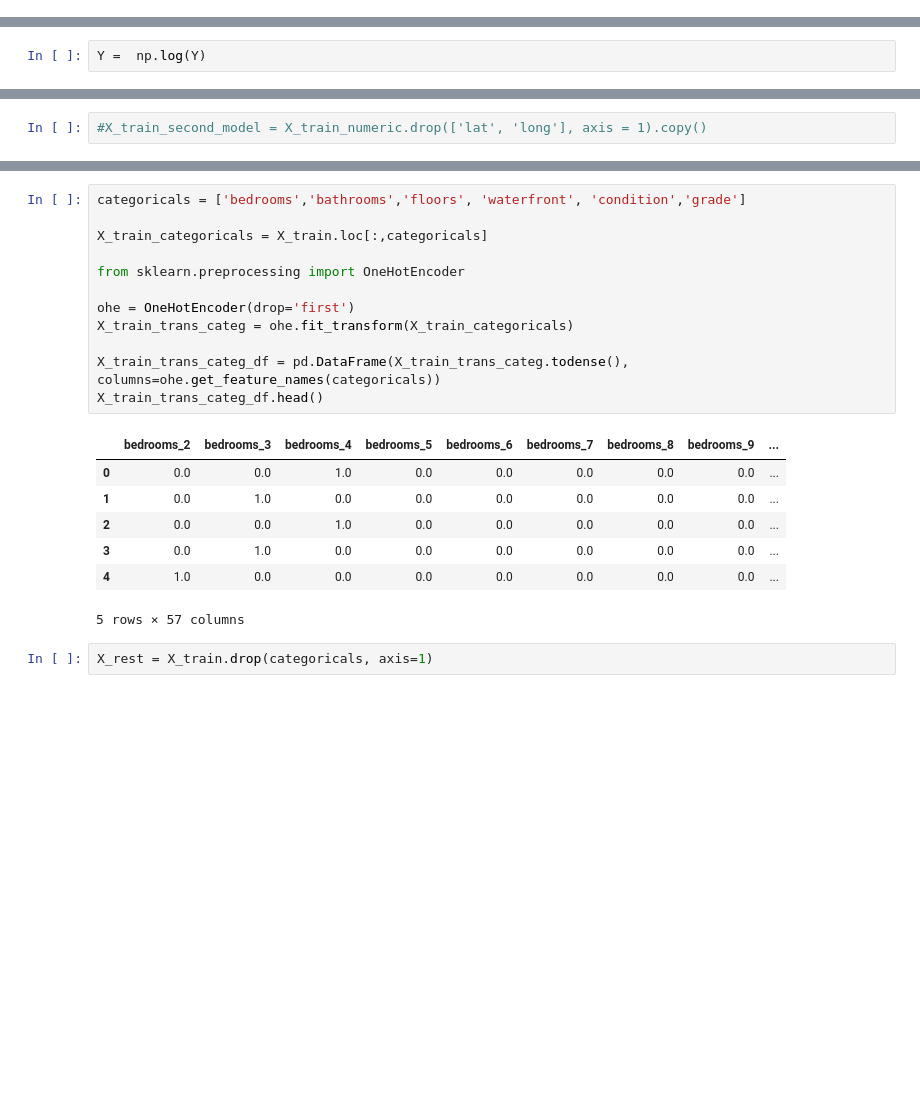
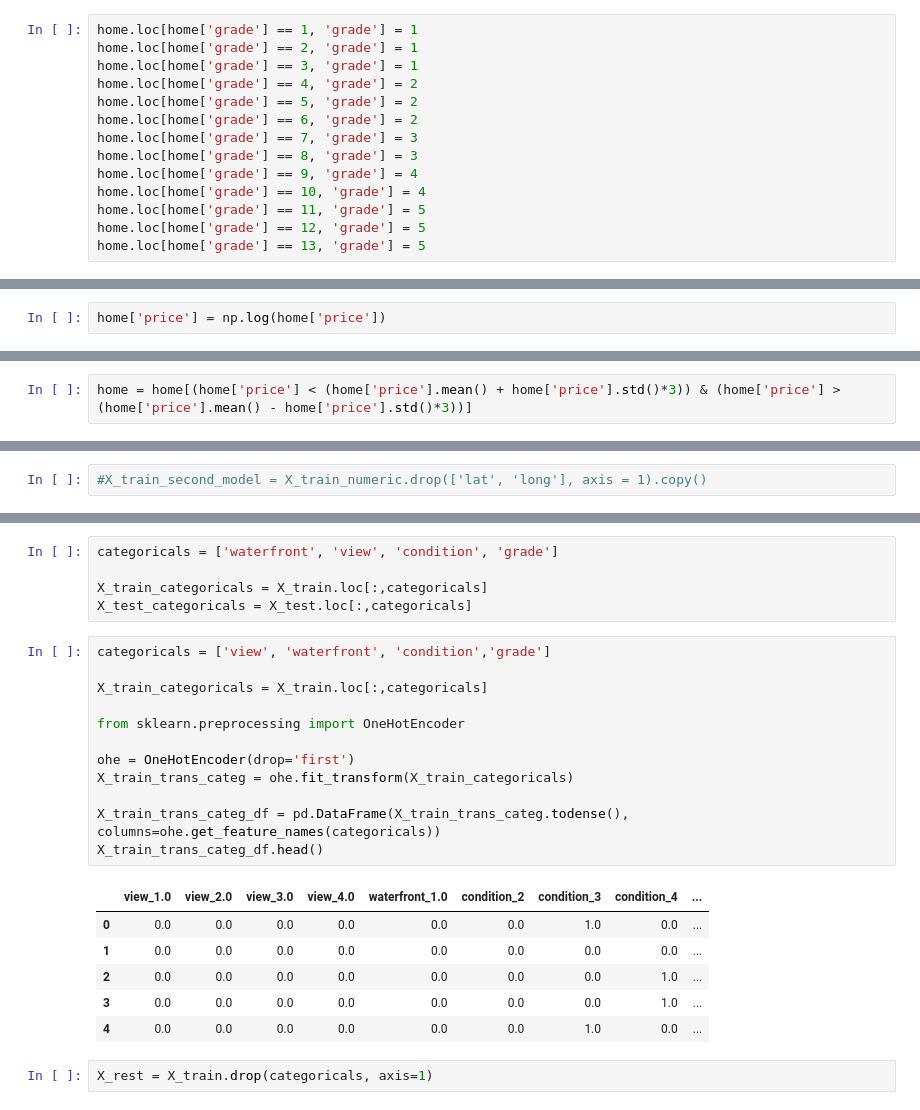
Before and after one commit to soohyunnie/project_2_analyze_houses, a Jupyter notebook: Raylin_project.ipynb, the cells around one changed output, grey strips where cells are left out. Drawn from its saved outputs; the diff is of its cells as text; blank space fills up the shorter version.

```diff
--- a/Raylin_project.ipynb
+++ b/Raylin_project.ipynb
@@ -177,3 +177,17 @@ home['sqft_basement'] = home['sqft_basement'].astype(float)
 home.shape
 # %% [output]
 (21143, 18)
+# %%
+home.loc[home['grade'] == 1, 'grade'] = 1
+home.loc[home['grade'] == 2, 'grade'] = 1
+home.loc[home['grade'] == 3, 'grade'] = 1
+home.loc[home['grade'] == 4, 'grade'] = 2
+home.loc[home['grade'] == 5, 'grade'] = 2
+home.loc[home['grade'] == 6, 'grade'] = 2
+home.loc[home['grade'] == 7, 'grade'] = 3
+home.loc[home['grade'] == 8, 'grade'] = 3
+home.loc[home['grade'] == 9, 'grade'] = 4
+home.loc[home['grade'] == 10, 'grade'] = 4
+home.loc[home['grade'] == 11, 'grade'] = 5
+home.loc[home['grade'] == 12, 'grade'] = 5
+home.loc[home['grade'] == 13, 'grade'] = 5
@@ -187,0 +213,2 @@ ax.hist(home['price'], bins = 'auto');
+# %%
+home['price'] = np.log(home['price'])
@@ -187,0 +221,2 @@ ax.hist(home['price'], bins = 'auto');
+# %%
+home = home[(home['price'] < (home['price'].mean() + home['price'].std()*3)) & (home['price'] > (home['price'].mean() - home['price'].std()*3))]
@@ -203,2 +246,0 @@ ax.hist(Y_scaled, bins = 'auto');
-# %%
-Y =  np.log(Y)
@@ -511,22 +724,26 @@ strong multicollinearity problems or that the design matrix is singular.
+# %%
+categoricals = ['waterfront', 'view', 'condition', 'grade']
+
+X_train_categoricals = X_train.loc[:,categoricals]
+X_test_categoricals = X_test.loc[:,categoricals]
 # %%
-categoricals = ['bedrooms','bathrooms','floors', 'waterfront', 'condition','grade']
+categoricals = ['view', 'waterfront', 'condition','grade']
 
 X_train_categoricals = X_train.loc[:,categoricals]
 
 from sklearn.preprocessing import OneHotEncoder
 
 ohe = OneHotEncoder(drop='first')
 X_train_trans_categ = ohe.fit_transform(X_train_categoricals)
 
 X_train_trans_categ_df = pd.DataFrame(X_train_trans_categ.todense(), columns=ohe.get_feature_names(categoricals))
 X_train_trans_categ_df.head()
 # %% [output]
-|  | bedrooms_2 | bedrooms_3 | bedrooms_4 | bedrooms_5 | bedrooms_6 | bedrooms_7 | bedrooms_8 | bedrooms_9 | ... |
-| 0 | 0.0 | 0.0 | 1.0 | 0.0 | 0.0 | 0.0 | 0.0 | 0.0 | ... |
-| 1 | 0.0 | 1.0 | 0.0 | 0.0 | 0.0 | 0.0 | 0.0 | 0.0 | ... |
-| 2 | 0.0 | 0.0 | 1.0 | 0.0 | 0.0 | 0.0 | 0.0 | 0.0 | ... |
-| 3 | 0.0 | 1.0 | 0.0 | 0.0 | 0.0 | 0.0 | 0.0 | 0.0 | ... |
-| 4 | 1.0 | 0.0 | 0.0 | 0.0 | 0.0 | 0.0 | 0.0 | 0.0 | ... |
+|  | view_1.0 | view_2.0 | view_3.0 | view_4.0 | waterfront_1.0 | condition_2 | condition_3 | condition_4 | ... |
+| 0 | 0.0 | 0.0 | 0.0 | 0.0 | 0.0 | 0.0 | 1.0 | 0.0 | ... |
+| 1 | 0.0 | 0.0 | 0.0 | 0.0 | 0.0 | 0.0 | 0.0 | 0.0 | ... |
+| 2 | 0.0 | 0.0 | 0.0 | 0.0 | 0.0 | 0.0 | 0.0 | 1.0 | ... |
+| 3 | 0.0 | 0.0 | 0.0 | 0.0 | 0.0 | 0.0 | 0.0 | 1.0 | ... |
+| 4 | 0.0 | 0.0 | 0.0 | 0.0 | 0.0 | 0.0 | 1.0 | 0.0 | ... |
-5 rows × 57 columns
 # %%
 X_rest = X_train.drop(categoricals, axis=1)
```
Also changed, not shown: parts of 53 cells of this notebook, 1 other file.
